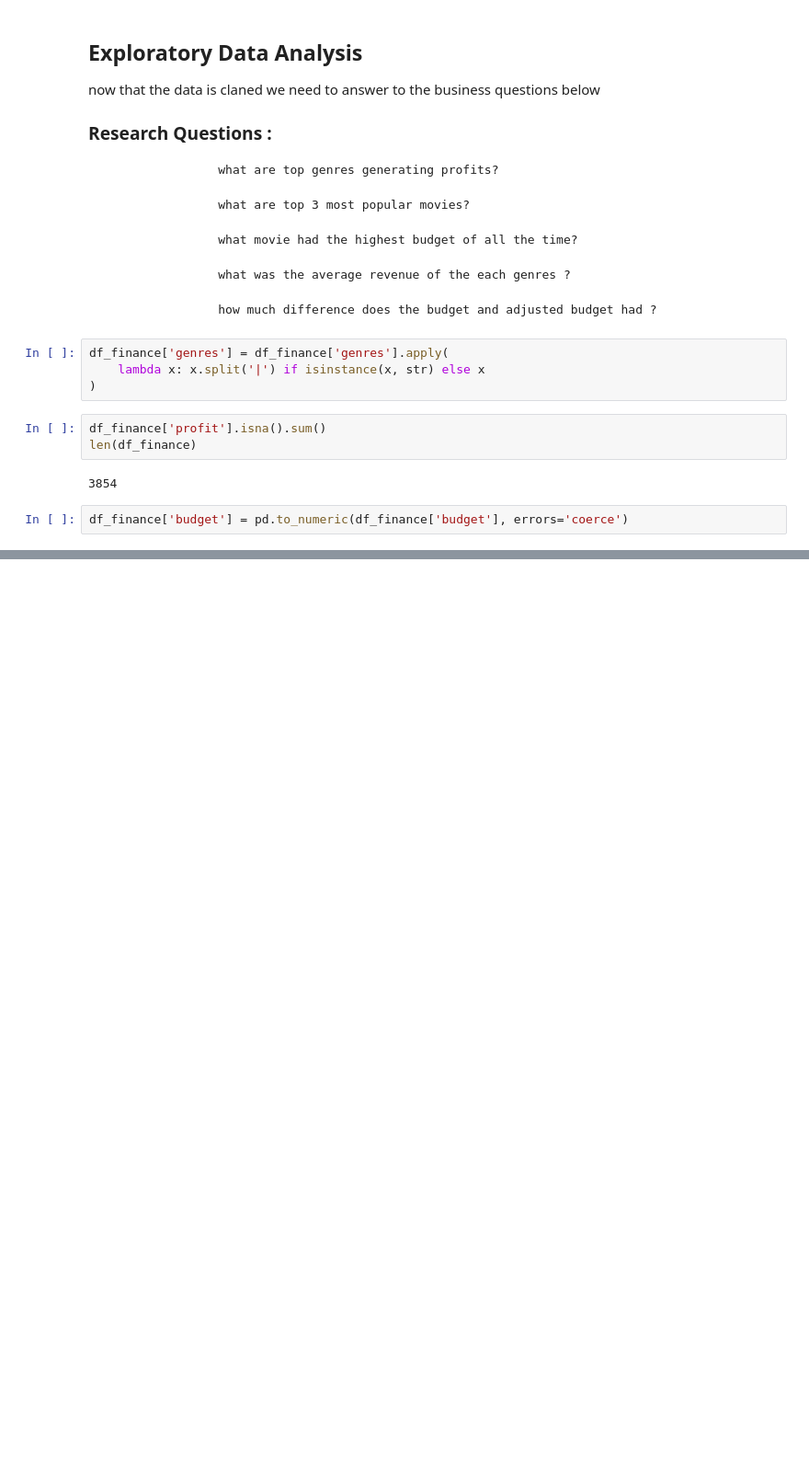
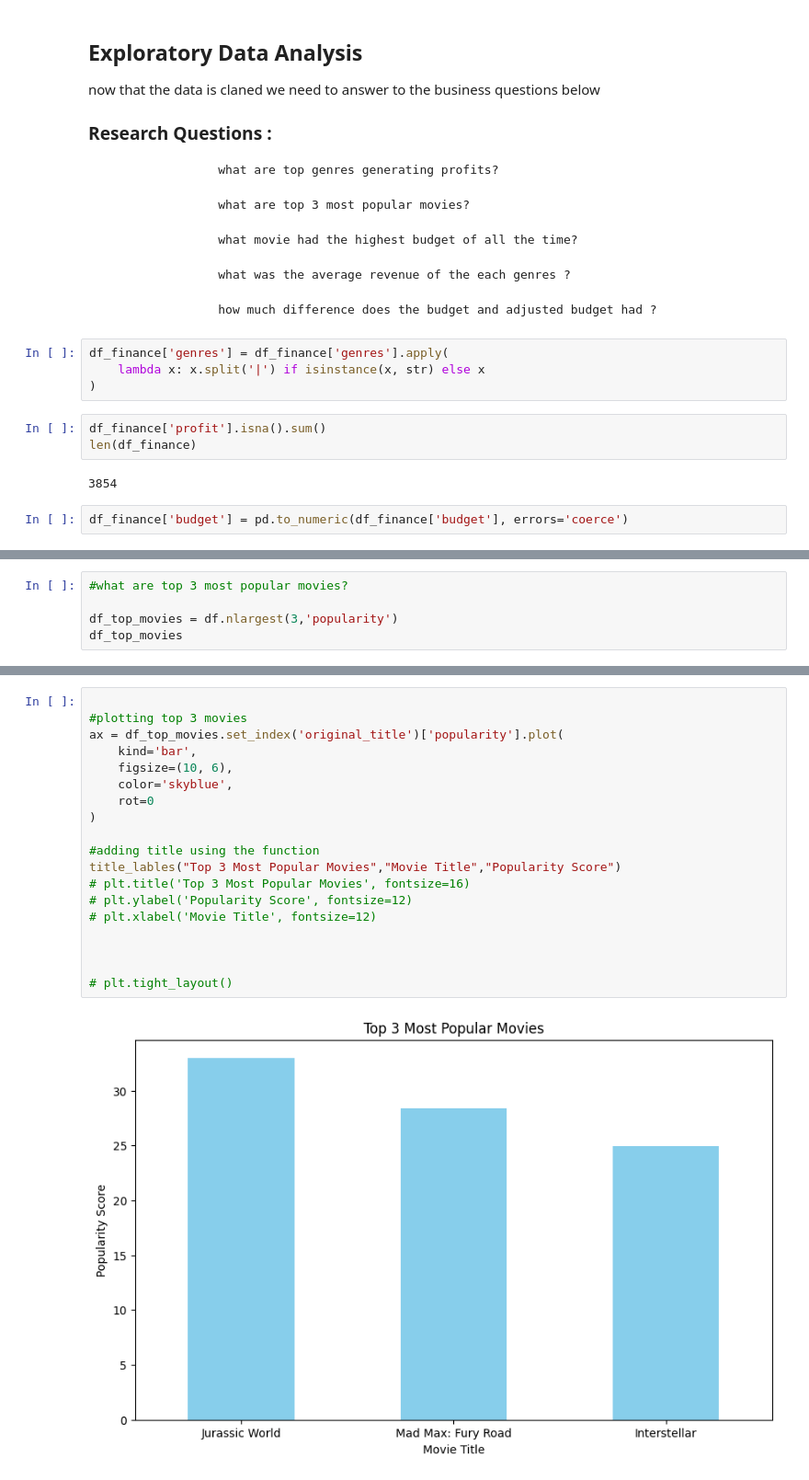
Before and after one commit to Jawid-Arabzada/tmdb_movies_analysis, a Jupyter notebook: tmdb_movie_analysis.ipynb, the cells around one changed output, grey strips where cells are left out. Shown at 92% size. Cells and saved outputs as stored; diff of their text form; blank space fills up the shorter version.

Commit message:
done with plotting basic graphs

```diff
--- a/tmdb_movie_analysis.ipynb
+++ b/tmdb_movie_analysis.ipynb
@@ -341,0 +408,5 @@ IndexError: index 0 is out of bounds for axis 0 with size 0
+# %%
+#what are top 3 most popular movies?
+
+df_top_movies = df.nlargest(3,'popularity')
+df_top_movies
@@ -341,0 +418,21 @@ IndexError: index 0 is out of bounds for axis 0 with size 0
+# %%
+
+#plotting top 3 movies
+ax = df_top_movies.set_index('original_title')['popularity'].plot(
+    kind='bar',
+    figsize=(10, 6),
+    color='skyblue',
+    rot=0
+)
+
+#adding title using the function
+title_lables("Top 3 Most Popular Movies","Movie Title","Popularity Score")
+# plt.title('Top 3 Most Popular Movies', fontsize=16)
+# plt.ylabel('Popularity Score', fontsize=12)
+# plt.xlabel('Movie Title', fontsize=12)
+
+
+
+# plt.tight_layout()
+# %% [output]
+[figure, added]
```
Also changed, not shown: parts of 22 cells of this notebook.
